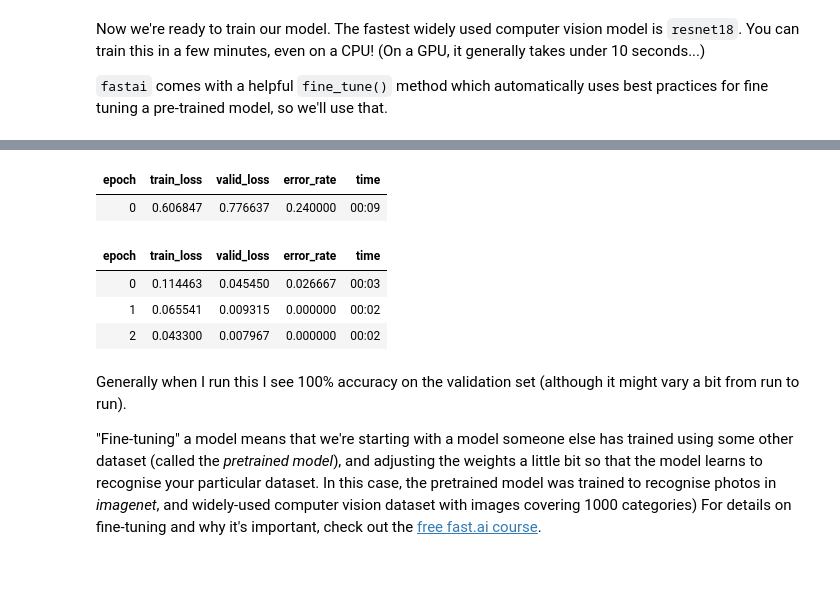
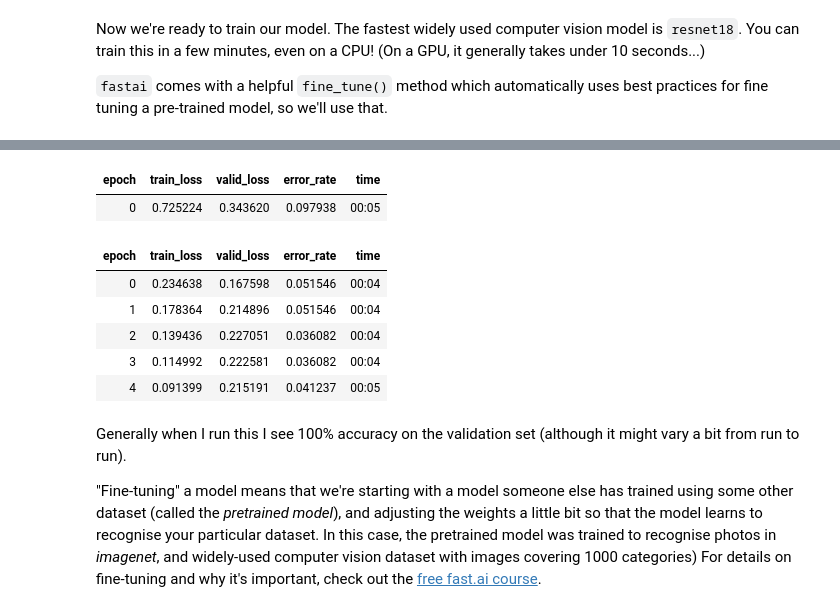
Before and after one commit to Tasoth/FastAI-course22, a Jupyter notebook: 00-is-it-a-bird-creating-a-model-from-your-own-data.ipynb, the cells around one changed output, grey strips where cells are left out. Cells and saved outputs as stored; diff of their text form; code cells hidden in the pictures; blank space fills up the shorter version.

```diff
--- a/00-is-it-a-bird-creating-a-model-from-your-own-data.ipynb
+++ b/00-is-it-a-bird-creating-a-model-from-your-own-data.ipynb
@@ -71,8 +71,8 @@ Image.open('forest.jpg').to_thumb(256,256)
 # %% [markdown]
 Our searches seem to be giving reasonable results, so let's grab 200 examples of each of "bird" and "forest" photos, and save each group of photos to a different folder:
 # %%
-searches = 'forest','bird'
-path = Path('bird_or_not')
+searches = 'road sign','traffic light'
+path = Path('tl_or_rs')
 from time import sleep
 
 for o in searches:
@@ -137,5 +137,5 @@ Now we're ready to train our model. The fastest widely used computer vision mode
 `fastai` comes with a helpful `fine_tune()` method which automatically uses best practices for fine tuning a pre-trained model, so we'll use that.
 # %%
 learn = vision_learner(dls, resnet18, metrics=error_rate)
-learn.fine_tune(3)
+learn.fine_tune(5)
 # %% [output]
@@ -142,9 +143,11 @@ learn.fine_tune(3)
 | epoch | train_loss | valid_loss | error_rate | time |
-| 0 | 0.606847 | 0.776637 | 0.240000 | 00:09 |
+| 0 | 0.725224 | 0.343620 | 0.097938 | 00:05 |
 | epoch | train_loss | valid_loss | error_rate | time |
-| 0 | 0.114463 | 0.045450 | 0.026667 | 00:03 |
-| 1 | 0.065541 | 0.009315 | 0.000000 | 00:02 |
-| 2 | 0.043300 | 0.007967 | 0.000000 | 00:02 |
+| 0 | 0.234638 | 0.167598 | 0.051546 | 00:04 |
+| 1 | 0.178364 | 0.214896 | 0.051546 | 00:04 |
+| 2 | 0.139436 | 0.227051 | 0.036082 | 00:04 |
+| 3 | 0.114992 | 0.222581 | 0.036082 | 00:04 |
+| 4 | 0.091399 | 0.215191 | 0.041237 | 00:05 |
 # %% [markdown]
 Generally when I run this I see 100% accuracy on the validation set (although it might vary a bit from run to run).
 
```
Also changed, not shown: parts of 7 cells of this notebook.
